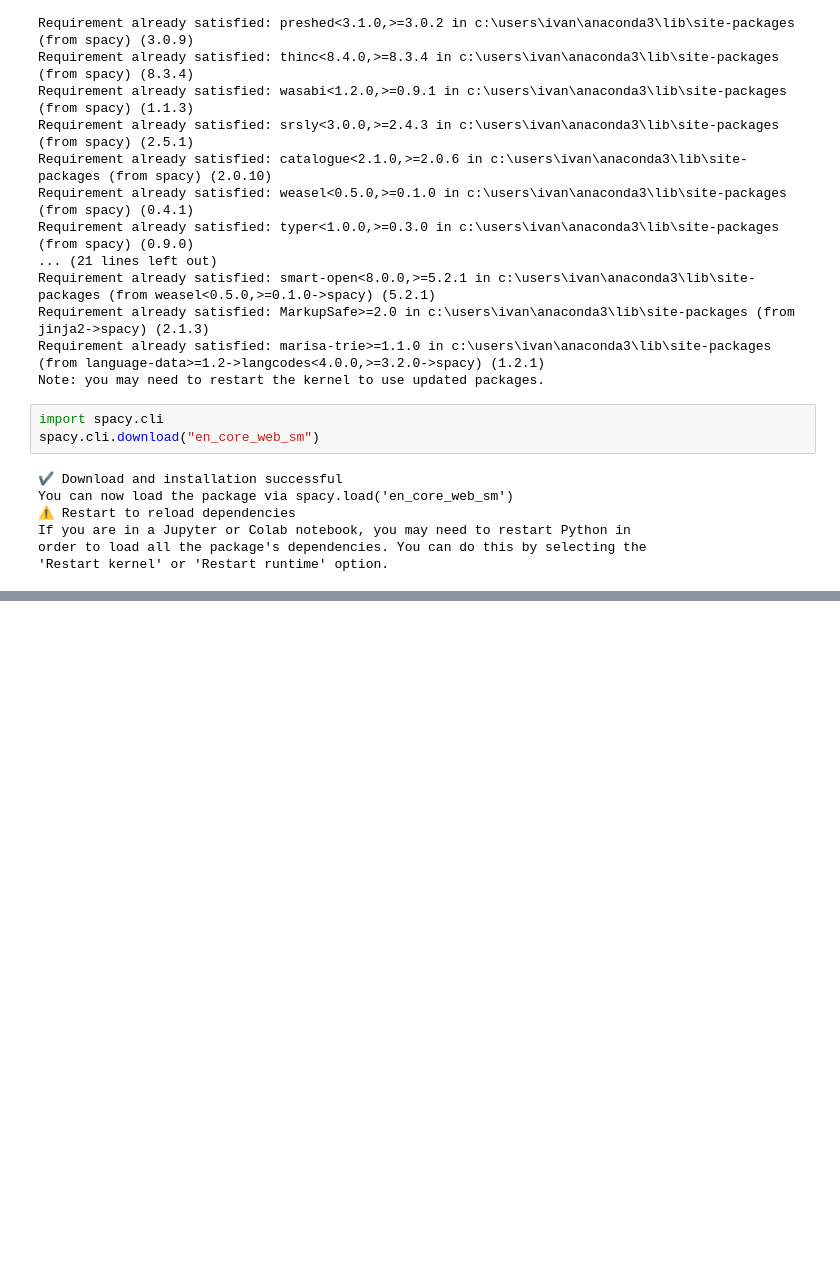
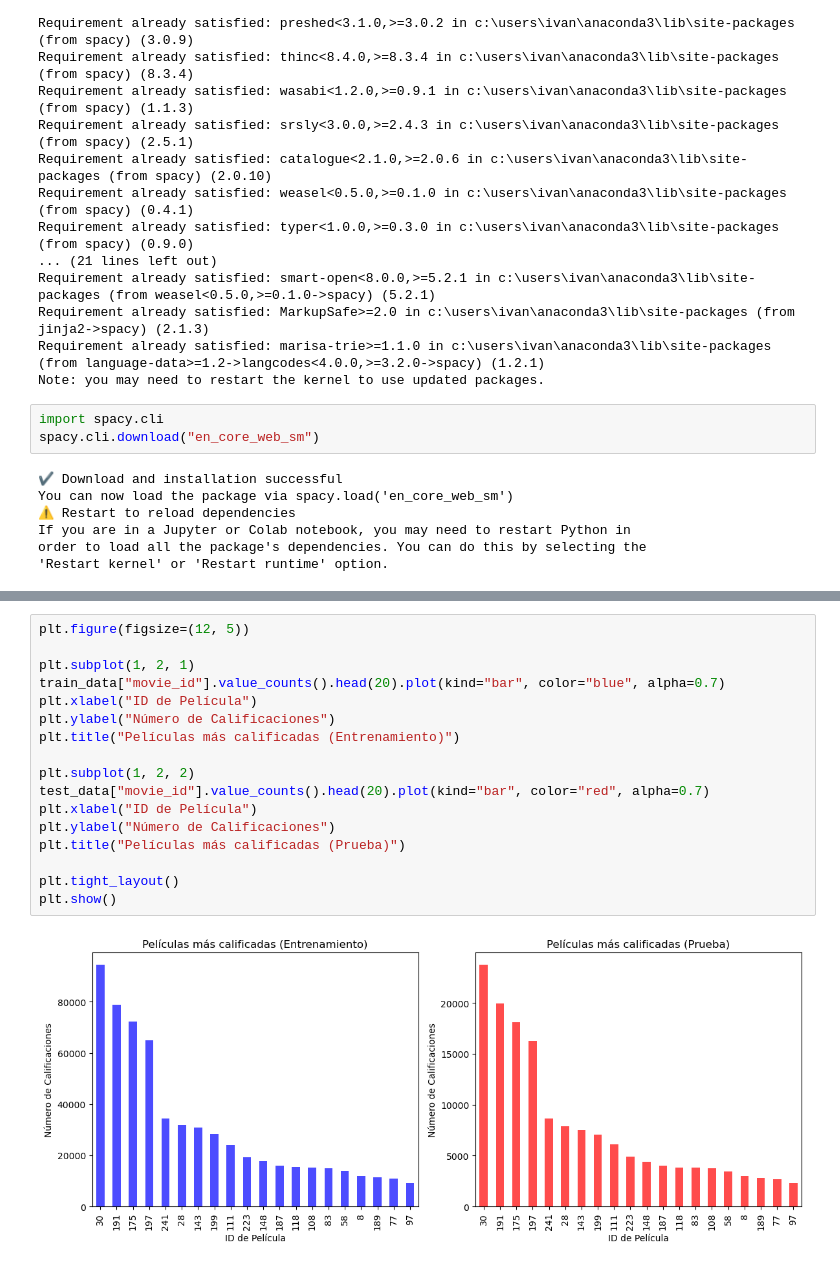
Before and after one commit to HP23005/MovIA, a Jupyter notebook: MovIA.ipynb, the cells around one changed output, grey strips where cells are left out. Drawn from its saved outputs; the diff is of its cells as text; blank space fills up the shorter version.

```diff
--- a/MovIA.ipynb
+++ b/MovIA.ipynb
@@ -337,0 +362,19 @@ Recomendaciones de películas para el usuario 573537:
+# %%
+plt.figure(figsize=(12, 5))
+
+plt.subplot(1, 2, 1)
+train_data["movie_id"].value_counts().head(20).plot(kind="bar", color="blue", alpha=0.7)
+plt.xlabel("ID de Película")
+plt.ylabel("Número de Calificaciones")
+plt.title("Películas más calificadas (Entrenamiento)")
+
+plt.subplot(1, 2, 2)
+test_data["movie_id"].value_counts().head(20).plot(kind="bar", color="red", alpha=0.7)
+plt.xlabel("ID de Película")
+plt.ylabel("Número de Calificaciones")
+plt.title("Películas más calificadas (Prueba)")
+
+plt.tight_layout()
+plt.show()
+# %% [output]
+[figure, added]
```
Also changed, not shown: parts of 7 cells of this notebook.
